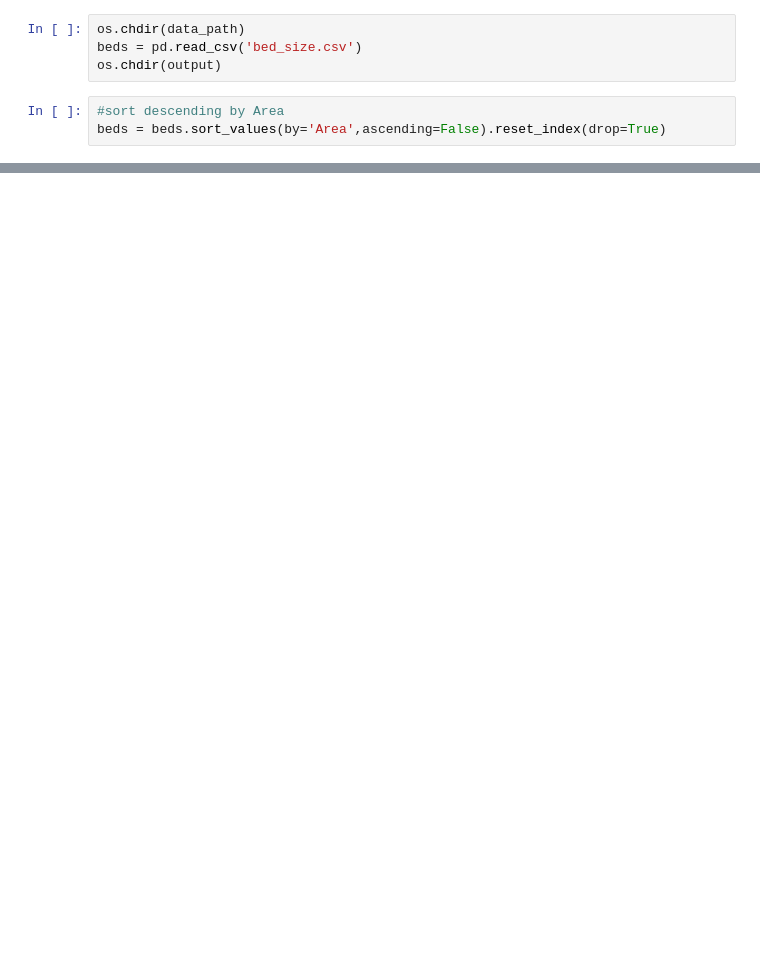
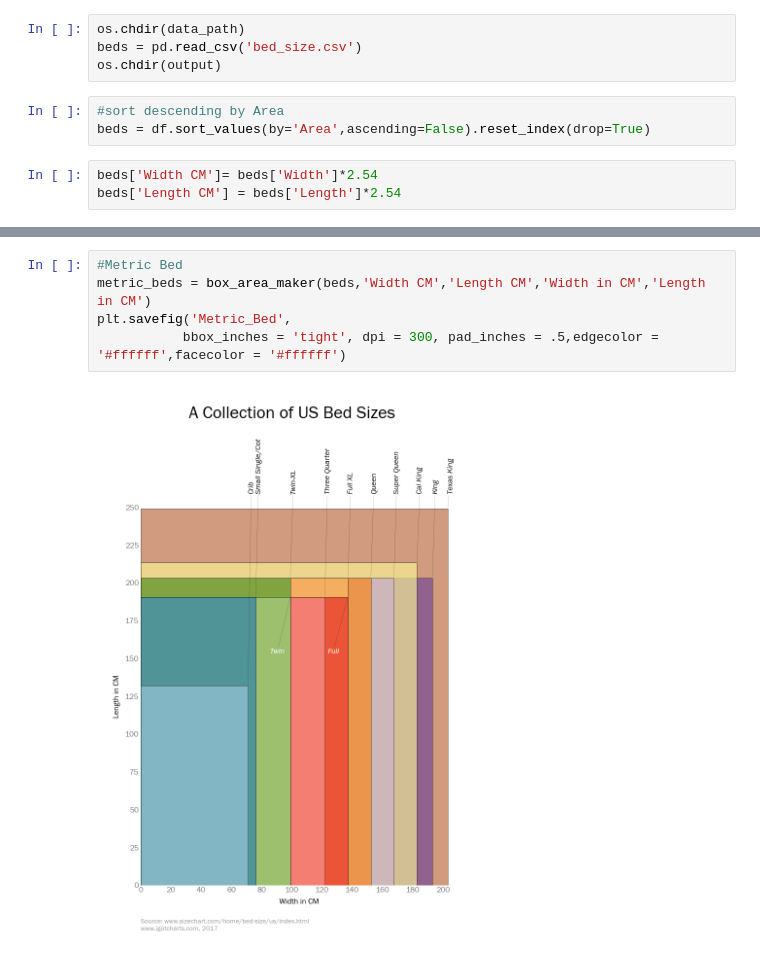
Before and after one commit to igotcharts/charts_and_more_charts, a Jupyter notebook: notebooks/Bed_Sizes.ipynb, the cells around one changed output, grey strips where cells are left out. Drawn from its saved outputs; the diff is of its cells as text; blank space fills up the shorter version.

```diff
--- a/notebooks/Bed_Sizes.ipynb
+++ b/notebooks/Bed_Sizes.ipynb
@@ -8,5 +10,8 @@ beds = pd.read_csv('bed_size.csv')
 os.chdir(output)
 # %%
 #sort descending by Area
-beds = beds.sort_values(by='Area',ascending=False).reset_index(drop=True)
+beds = df.sort_values(by='Area',ascending=False).reset_index(drop=True)
+# %%
+beds['Width CM']= beds['Width']*2.54
+beds['Length CM'] = beds['Length']*2.54
 # %%
@@ -72,0 +75,7 @@ plt.savefig('Bed_Size',bbox_inches = 'tight', dpi = 300, pad_inches = .5,edgecol
+# %%
+#Metric Bed
+metric_beds = box_area_maker(beds,'Width CM','Length CM','Width in CM','Length in CM')
+plt.savefig('Metric_Bed',
+           bbox_inches = 'tight', dpi = 300, pad_inches = .5,edgecolor = '#ffffff',facecolor = '#ffffff')
+# %% [output]
+[figure, added]
```
Also changed, not shown: parts of 3 cells of this notebook, 5 other files.
